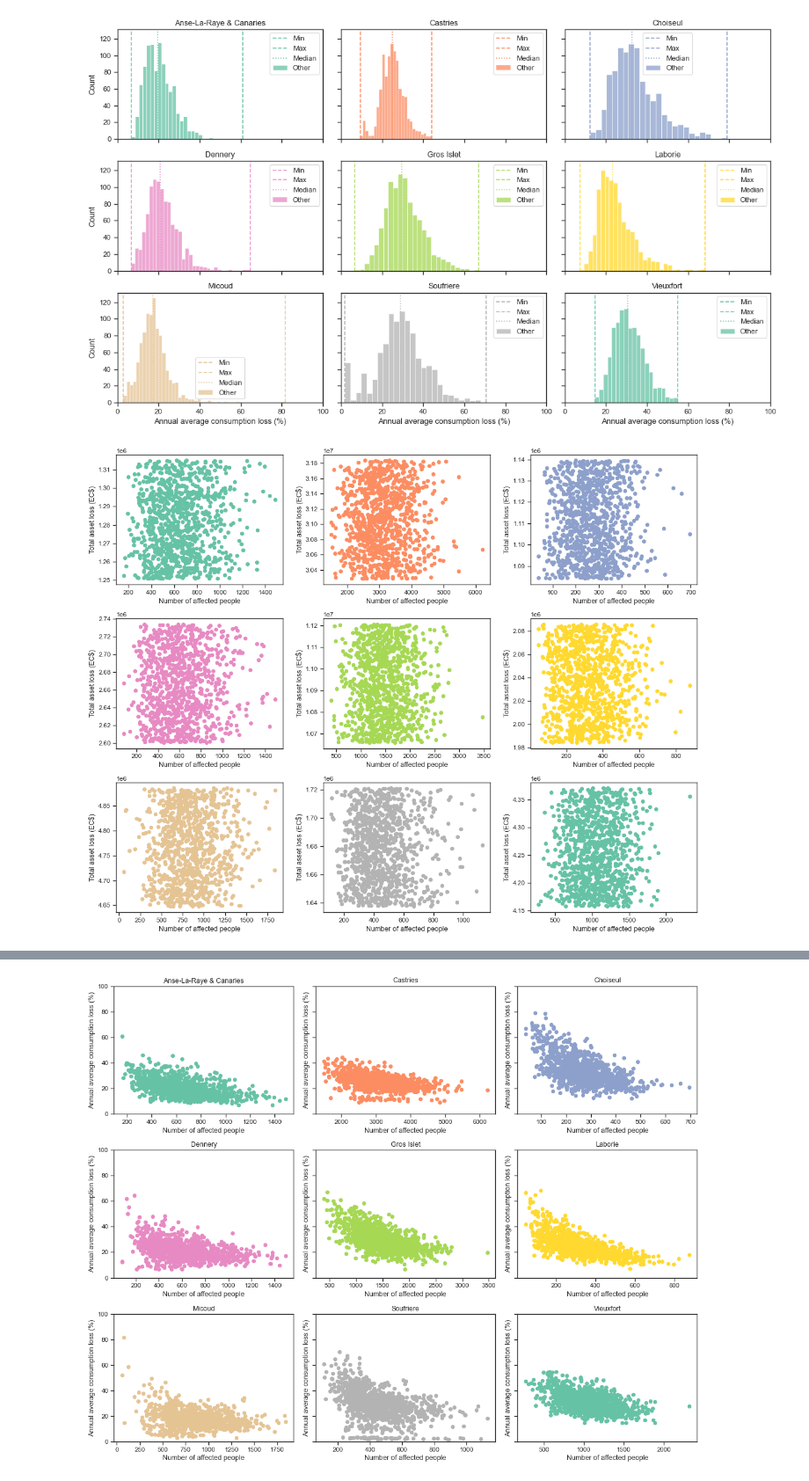
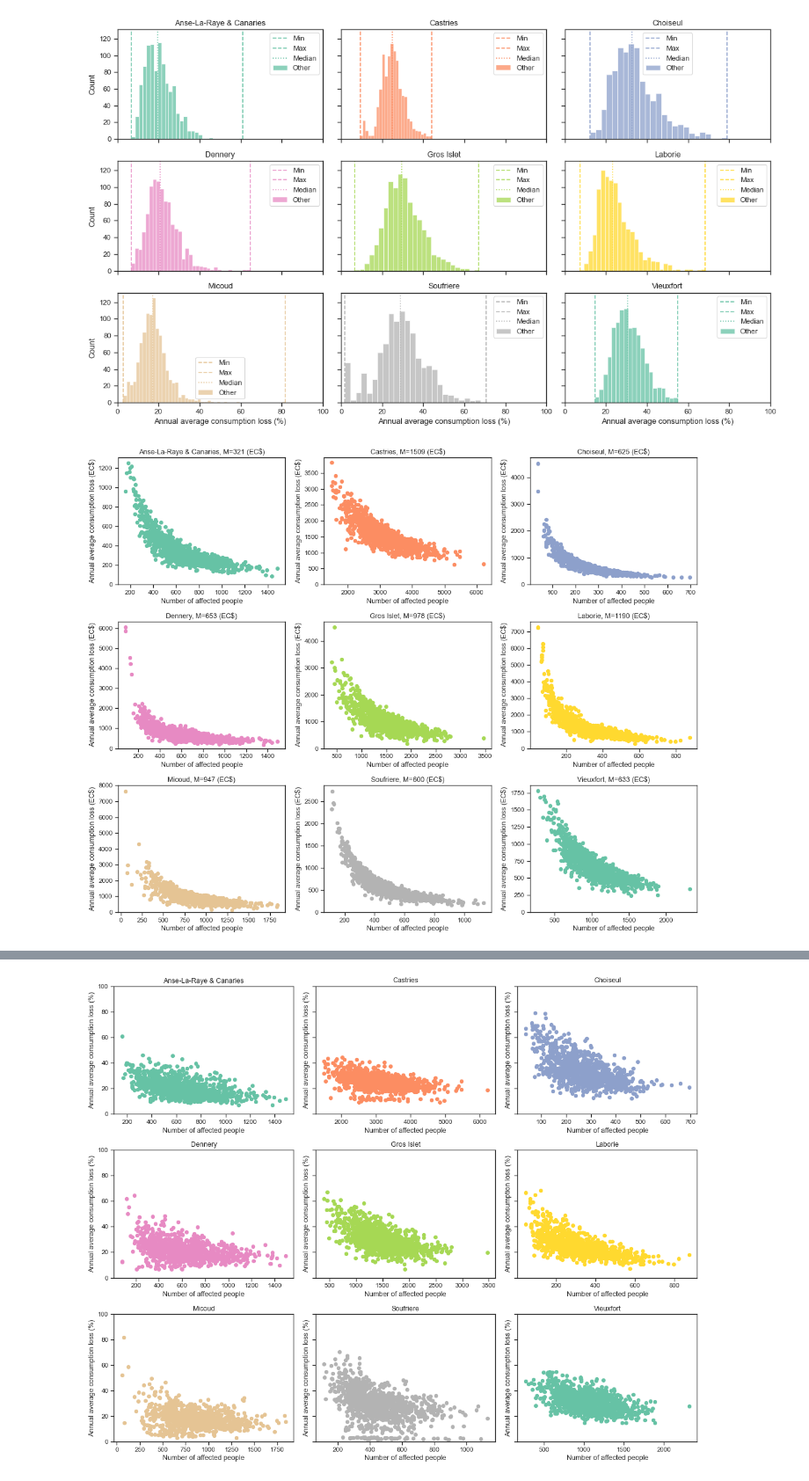
Before and after one commit to mikhailsirenko/unbreakable, a Jupyter notebook: notebooks/analysis.ipynb, the cells around one changed output, grey strips where cells are left out. Shown at 88% size. Saved outputs shown, nothing was run; the diff lists cells and outputs as text; code cells hidden in the pictures.

```diff
--- a/notebooks/analysis.ipynb
+++ b/notebooks/analysis.ipynb
@@ -202,3 +203,6 @@ df = outcomes[['district'] + columns_of_interest]
 sns.pairplot(df, hue='district', palette='Set2', corner=True);
 # %% [output]
 [figure]
+# %%
+df = outcomes[['district'] + columns_of_interest]
+sns.pairplot(df[df['district'] == 'Castries'], hue='district', palette='Set2', corner=True);
@@ -259,6 +265,7 @@ for district in districts:
     # sns.histplot(data=df, x='annual_average_consumption_loss_pct', ax=ax, color=color, multiple='stack')
     sns.kdeplot(data=df, x='annual_average_consumption_loss_pct', ax=ax, color=color)
     ax.set_xlabel('Annual average consumption loss (%)')
+    ax.set_ylabel('Run density')
 ax.set_xlim(0, 100)
 ax.legend(districts, title='District');
 # %% [output]
@@ -277,13 +284,11 @@ for district in districts:
     sns.histplot(data=df, x='annual_average_consumption_loss_pct', ax=ax[i, j], multiple='stack', color=color)
     ax[i, j].set_title(district)
     ax[i, j].set_xlabel('Annual average consumption loss (%)')
+    ax[i, j].set_ylabel('Run count')
     ax[i, j].set_xlim(0, 100)
-    # Add min and max lines
     ax[i, j].axvline(df['annual_average_consumption_loss_pct'].min(), color=color, linestyle='--')
     ax[i, j].axvline(df['annual_average_consumption_loss_pct'].max(), color=color, linestyle='--')
-    # Add median line
     ax[i, j].axvline(df['annual_average_consumption_loss_pct'].median(), color=color, linestyle=':')
-    # Add legend
     ax[i, j].legend(['Min', 'Max', 'Median', 'Other'])
 fig.tight_layout()
 # %% [output]
@@ -291,22 +296,22 @@ fig.tight_layout()
 # %%
 districts = outcomes['district'].unique().tolist()
 n_districts = len(districts)
 fig, ax = plt.subplots(ncols=3, nrows=3, figsize=(5 * n_districts / 3, 4 * n_districts / 3), sharex=False, sharey=False)
 colors = sns.color_palette('Set2', n_colors=len(districts))
 
 for district in districts:
     df = outcomes[outcomes['district'] == district]
     i = districts.index(district) // 3
     j = districts.index(district) % 3
     color = colors[districts.index(district)]
     x = df['n_affected_people']
-    y = df['total_asset_loss']
+    y = df['annual_average_consumption_loss']
     ax[i, j].scatter(x, y, color=color)
     ax[i, j].set_xlabel('Number of affected people')
-    ax[i, j].set_ylabel('Total asset loss (EC$)')
-    # ax[i, j].set_ylim(0)
-    # ax[i, j].set_title(f'{district}, M={df["total_consumption_loss"].median():.0f} (EC$)')
+    ax[i, j].set_ylabel('Annual average consumption loss (EC$)')
+    ax[i, j].set_ylim(0)
+    ax[i, j].set_title(f'{district}, M={df["annual_average_consumption_loss"].median():.0f} (EC$)')
 
 fig.tight_layout();
 # %% [output]
-[figure, old version]
+[figure, new version]
```
Also changed, not shown: parts of 10 cells of this notebook.
